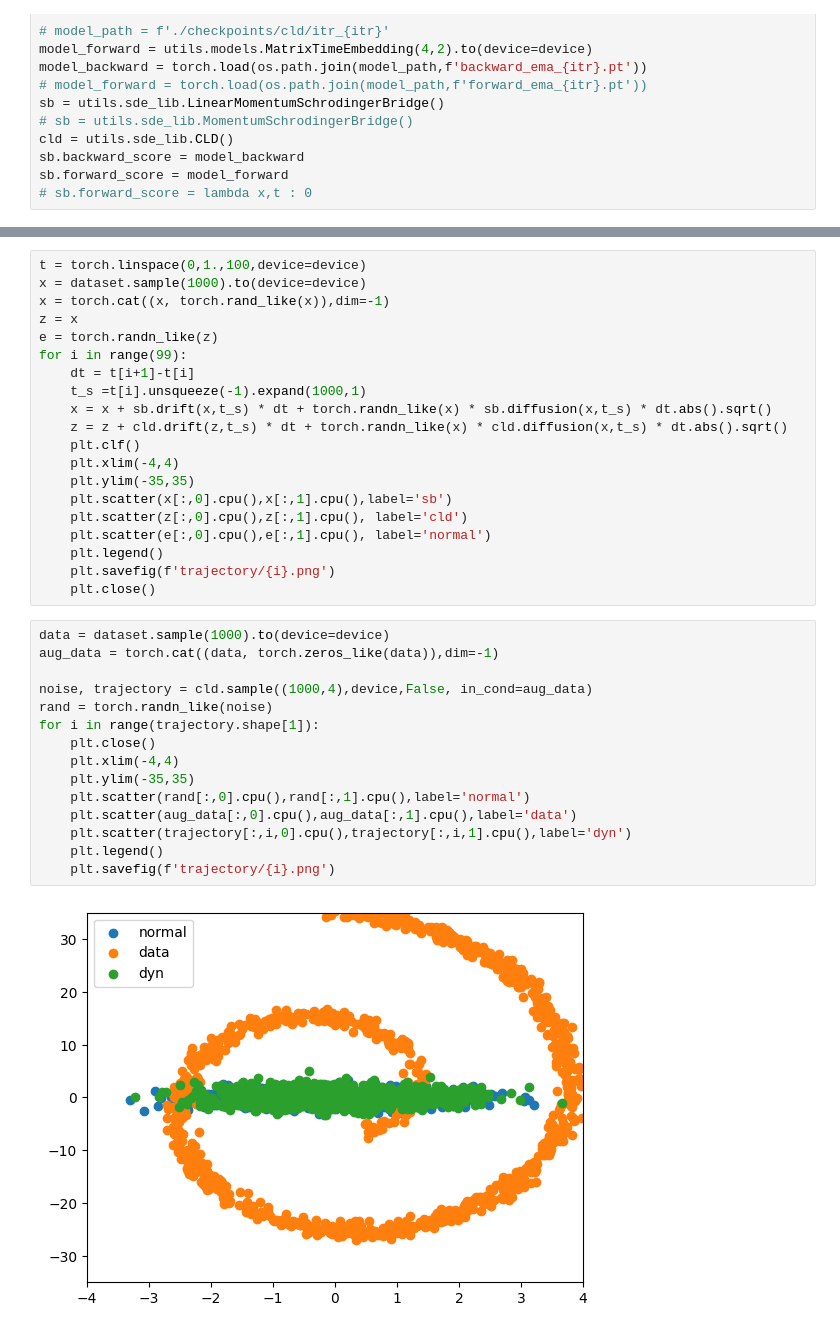
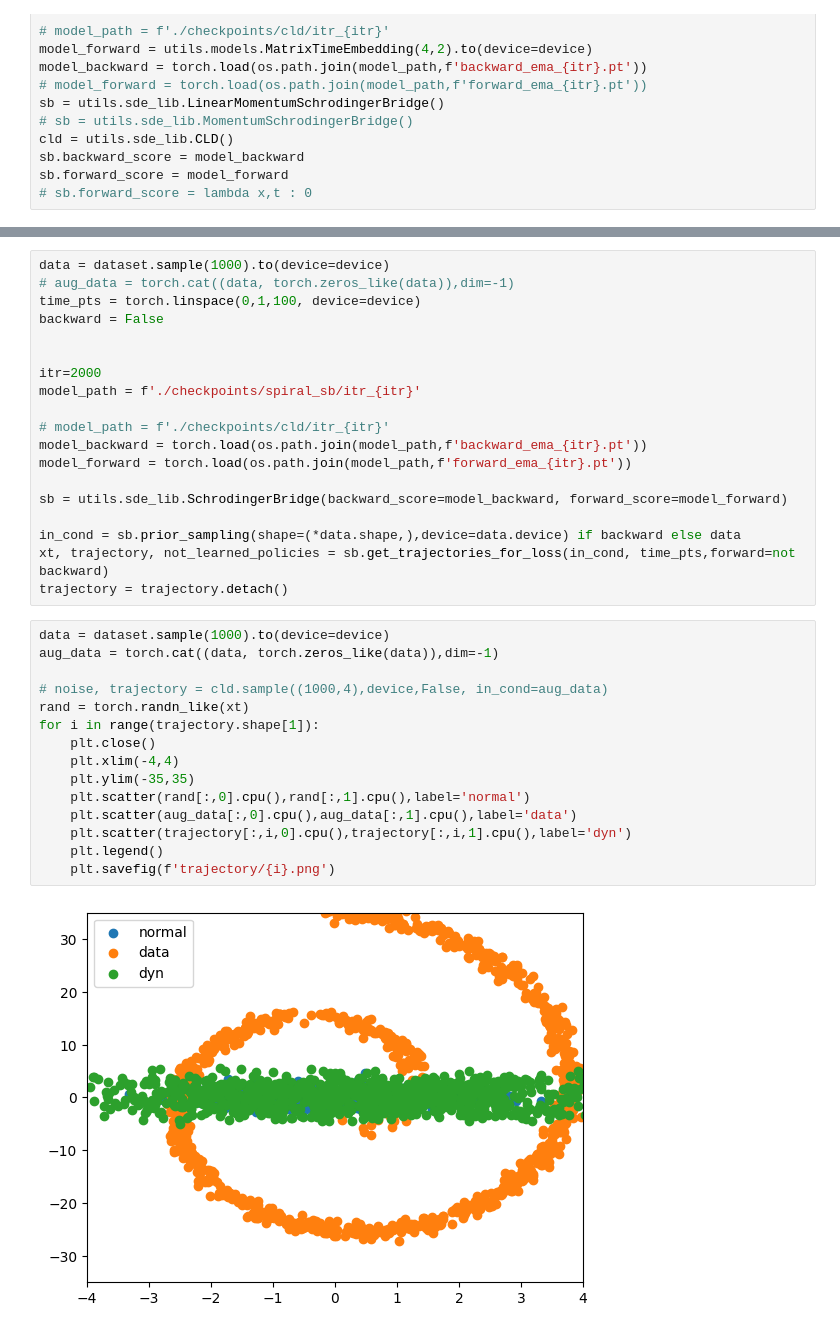
Before and after one commit to KevinRojas1499/variational-sb, a Jupyter notebook: sb_tutorial.ipynb, the cells around one changed output, grey strips where cells are left out. Saved outputs shown, nothing was run; the diff lists cells and outputs as text.

```diff
--- a/sb_tutorial.ipynb
+++ b/sb_tutorial.ipynb
@@ -54,37 +56,36 @@ tensor([[ 15.,  15., -35., -35.],
-# %%
-t = torch.linspace(0,1.,100,device=device)
-x = dataset.sample(1000).to(device=device)
-x = torch.cat((x, torch.rand_like(x)),dim=-1)
-z = x
-e = torch.randn_like(z)
-for i in range(99):
-    dt = t[i+1]-t[i]
-    t_s =t[i].unsqueeze(-1).expand(1000,1)
-    x = x + sb.drift(x,t_s) * dt + torch.randn_like(x) * sb.diffusion(x,t_s) * dt.abs().sqrt()
-    z = z + cld.drift(z,t_s) * dt + torch.randn_like(x) * cld.diffusion(x,t_s) * dt.abs().sqrt()
-    plt.clf()
-    plt.xlim(-4,4)
-    plt.ylim(-35,35)
-    plt.scatter(x[:,0].cpu(),x[:,1].cpu(),label='sb')
-    plt.scatter(z[:,0].cpu(),z[:,1].cpu(), label='cld')
-    plt.scatter(e[:,0].cpu(),e[:,1].cpu(), label='normal')
-    plt.legend()
-    plt.savefig(f'trajectory/{i}.png')
-    plt.close()
+# %%
+data = dataset.sample(1000).to(device=device)
+# aug_data = torch.cat((data, torch.zeros_like(data)),dim=-1)
+time_pts = torch.linspace(0,1,100, device=device)
+backward = False
+
+
+itr=2000
+model_path = f'./checkpoints/spiral_sb/itr_{itr}'
+
+# model_path = f'./checkpoints/cld/itr_{itr}'
+model_backward = torch.load(os.path.join(model_path,f'backward_ema_{itr}.pt'))
+model_forward = torch.load(os.path.join(model_path,f'forward_ema_{itr}.pt'))
+
+sb = utils.sde_lib.SchrodingerBridge(backward_score=model_backward, forward_score=model_forward)
+
+in_cond = sb.prior_sampling(shape=(*data.shape,),device=data.device) if backward else data
+xt, trajectory, not_learned_policies = sb.get_trajectories_for_loss(in_cond, time_pts,forward=not backward)
+trajectory = trajectory.detach()
 # %%
 data = dataset.sample(1000).to(device=device)
 aug_data = torch.cat((data, torch.zeros_like(data)),dim=-1)
 
-noise, trajectory = cld.sample((1000,4),device,False, in_cond=aug_data)
-rand = torch.randn_like(noise)
+# noise, trajectory = cld.sample((1000,4),device,False, in_cond=aug_data)
+rand = torch.randn_like(xt)
 for i in range(trajectory.shape[1]):
     plt.close()
     plt.xlim(-4,4)
     plt.ylim(-35,35)
     plt.scatter(rand[:,0].cpu(),rand[:,1].cpu(),label='normal')
     plt.scatter(aug_data[:,0].cpu(),aug_data[:,1].cpu(),label='data')
     plt.scatter(trajectory[:,i,0].cpu(),trajectory[:,i,1].cpu(),label='dyn')
     plt.legend()
     plt.savefig(f'trajectory/{i}.png')
 # %% [output]
-[figure, old version]
+[figure, new version]
```
Also changed, not shown: parts of 2 cells of this notebook, 3 other files.
